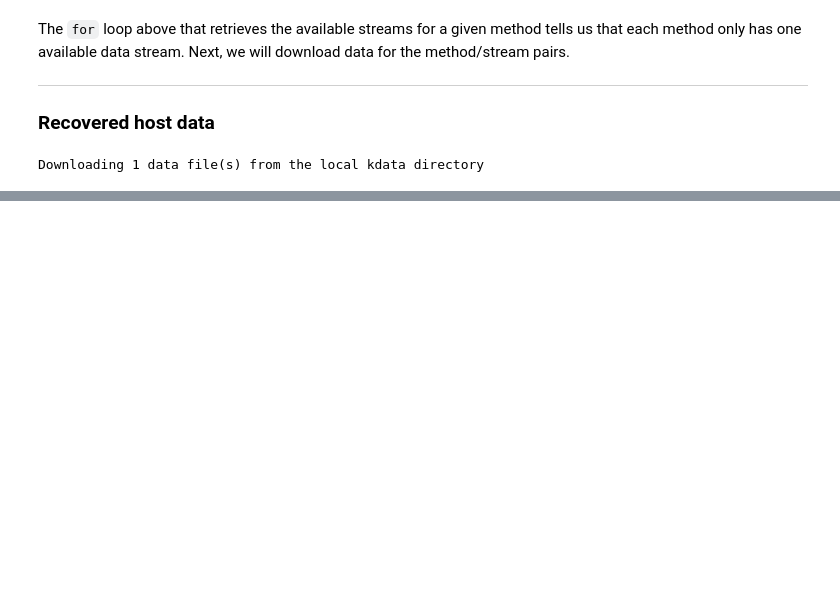
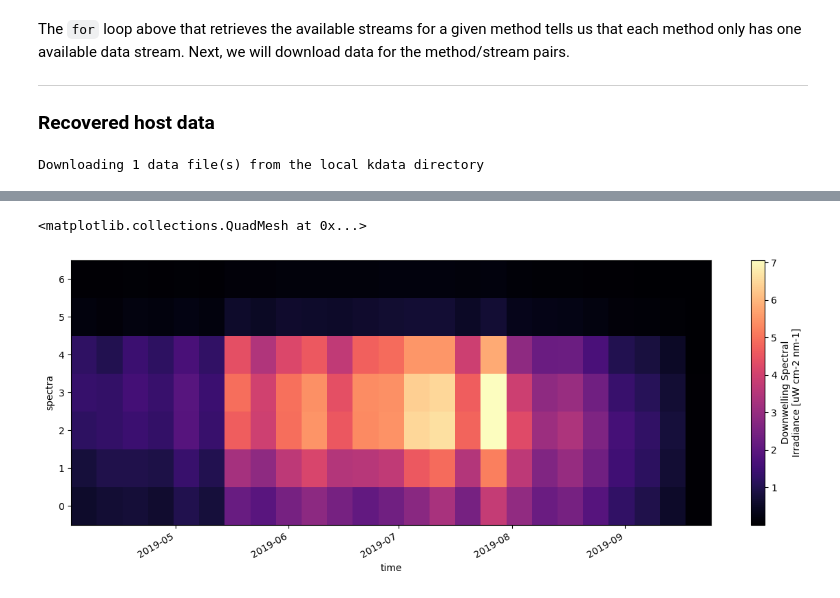
Before and after one commit to cooleyky/qartod_testing, a Jupyter notebook: notebooks/11-Deep-dive-CP01CNSM-RID26-08-SPKIRB000.ipynb, the cells around one changed output, grey strips where cells are left out. Drawn from its saved outputs; the diff is of its cells as text; code cells hidden in the pictures; blank space fills up the shorter version.

```diff
--- a/notebooks/11-Deep-dive-CP01CNSM-RID26-08-SPKIRB000.ipynb
+++ b/notebooks/11-Deep-dive-CP01CNSM-RID26-08-SPKIRB000.ipynb
@@ -156,0 +160,5 @@ Text(0.5, 1.0, 'CP01CNSM-RID26-08-SPKIRB000 recovered_host spkir_abj_dcl_instrum
+# %%
+# resample to weekly data by applying the median
+downwelling_irradiance = spkir_full_time.spkir_abj_cspp_downwelling_vector
+downwelling_irradiance = downwelling_irradiance.resample(time="7D").median("time")
+downwelling_irradiance
@@ -156,0 +183,5 @@ Text(0.5, 1.0, 'CP01CNSM-RID26-08-SPKIRB000 recovered_host spkir_abj_dcl_instrum
+# %%
+xr.plot.pcolormesh(downwelling_irradiance, x="time", y="spectra", cmap='magma', figsize=(15,5))
+# %% [output]
+<matplotlib.collections.QuadMesh at 0x...>
+[figure, added]
```
Also changed, not shown: parts of 11 cells of this notebook.
